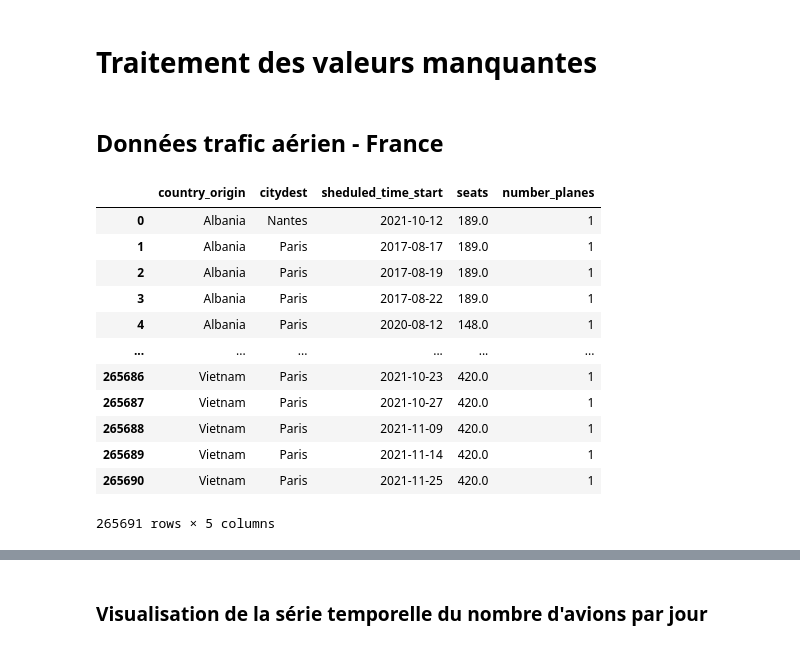
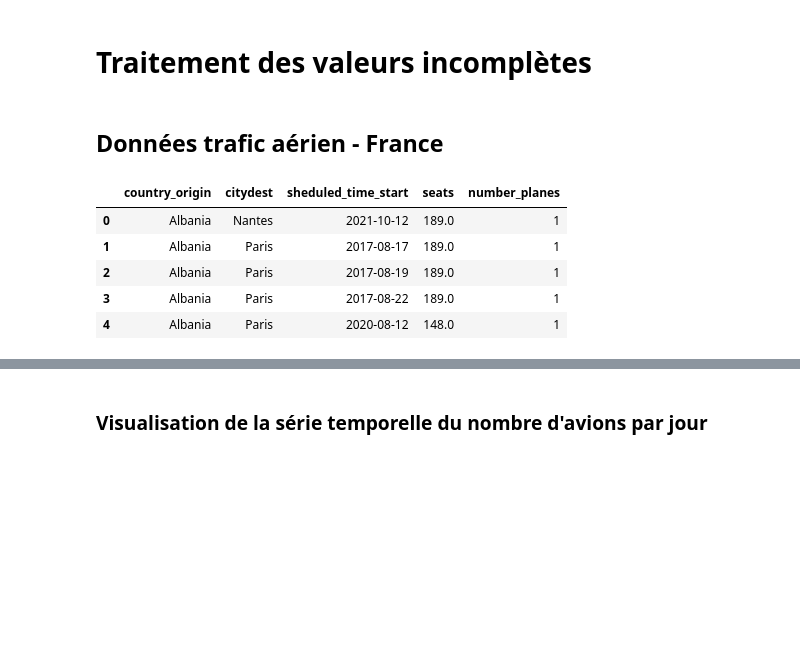
Before and after one commit to julienowack/stat_app, a Jupyter notebook: Valeurs manquantes.ipynb, the cells around one changed output, grey strips where cells are left out. Saved outputs shown, nothing was run; the diff lists cells and outputs as text; code cells hidden in the pictures; blank space fills up the shorter version.

Commit message:
Update Valeurs manquantes.ipynb
version commentée

```diff
--- a/Valeurs manquantes.ipynb
+++ b/Valeurs manquantes.ipynb
@@ -1,5 +1,5 @@
 # %% [markdown]
-# Traitement des valeurs manquantes
+# Traitement des valeurs incomplètes
 # %%
 import pandas as pd
 import matplotlib.pyplot as plt
@@ -9,22 +9,15 @@ import numpy as np
 # %%
 # import et visualisalisation de la table
 df_air_traffic_france = pd.read_csv('france_air_traffic_210712.csv')
 df_air_traffic_france['sheduled_time_start'] = pd.to_datetime(df_air_traffic_france['sheduled_time_start'])
-df_air_traffic_france
+df_air_traffic_france.head(5)
 # %% [output]
 |  | country_origin | citydest | sheduled_time_start | seats | number_planes |
 | 0 | Albania | Nantes | 2021-10-12 | 189.0 | 1 |
 | 1 | Albania | Paris | 2017-08-17 | 189.0 | 1 |
 | 2 | Albania | Paris | 2017-08-19 | 189.0 | 1 |
 | 3 | Albania | Paris | 2017-08-22 | 189.0 | 1 |
 | 4 | Albania | Paris | 2020-08-12 | 148.0 | 1 |
-| ... | ... | ... | ... | ... | ... |
-| 265686 | Vietnam | Paris | 2021-10-23 | 420.0 | 1 |
-| 265687 | Vietnam | Paris | 2021-10-27 | 420.0 | 1 |
-| 265688 | Vietnam | Paris | 2021-11-09 | 420.0 | 1 |
-| 265689 | Vietnam | Paris | 2021-11-14 | 420.0 | 1 |
-| 265690 | Vietnam | Paris | 2021-11-25 | 420.0 | 1 |
-265691 rows × 5 columns
 # %%
 #tri de la base par ordre croissant des dates
 df_air_traffic_france.sort_values(by=['sheduled_time_start'], inplace=True)
```
Also changed, not shown: parts of 13 cells of this notebook.
